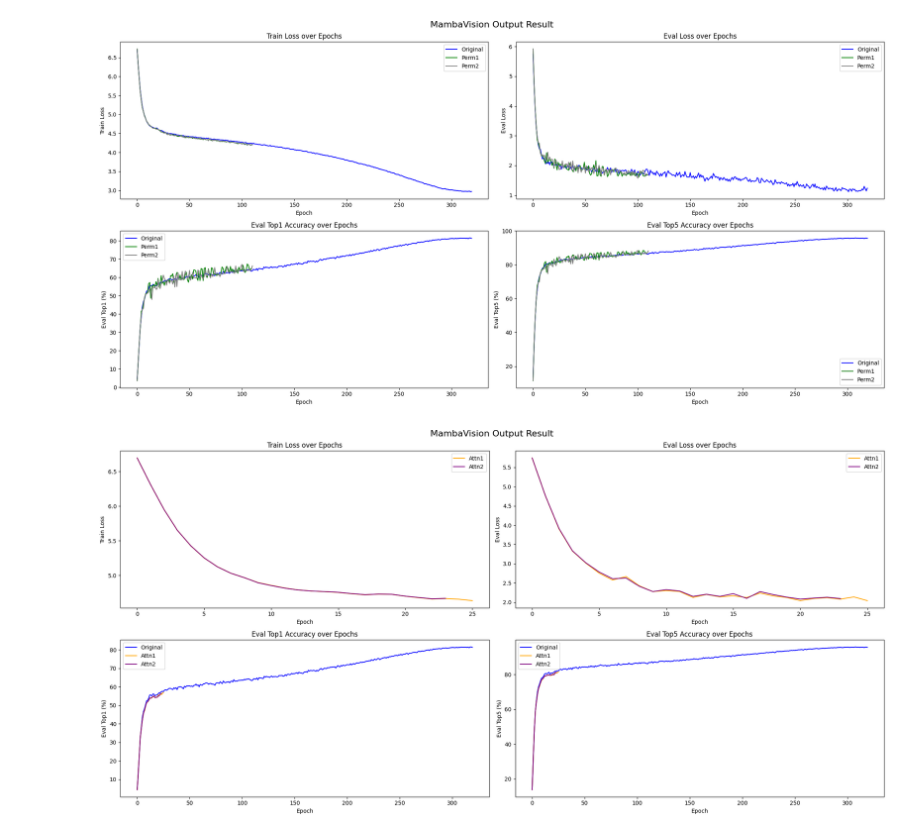
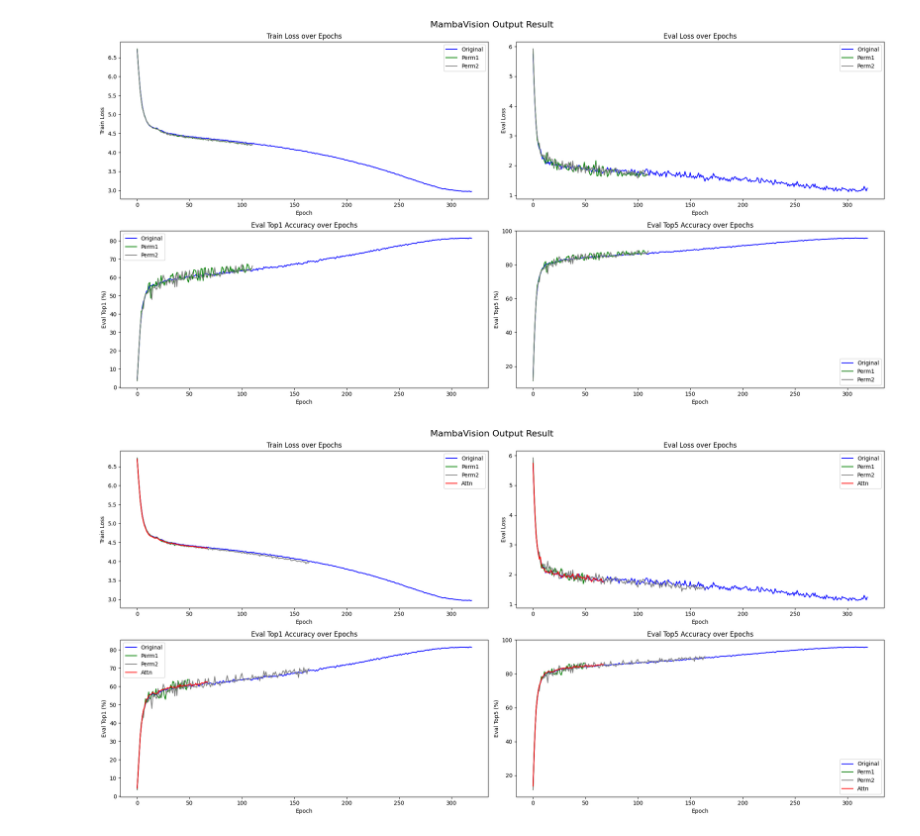
Before and after one commit to vaijsc/vision_ordering_ssms, a Jupyter notebook: visualisation.ipynb, the cells around one changed output. Saved outputs shown, nothing was run; the diff lists cells and outputs as text; code cells hidden in the pictures.

```diff
--- a/visualisation.ipynb
+++ b/visualisation.ipynb
@@ -242,12 +242,12 @@ plt.suptitle('MambaVision Output Result', fontsize=16)
 
 # Train Loss Comparison
 plt.subplot(2, 2, 1)
-# plt.plot(df_original['epoch'], df_original['train_loss'], marker='o', label='Original', color='blue', markersize=0.1)
-# plt.plot(df_perm1['epoch'], df_perm1['train_loss'], marker='x', label='Perm1', color='green', markersize=0.1)
-# plt.plot(df_perm2['epoch'], df_perm2['train_loss'], marker='s', label='Perm2', color='grey', markersize=0.1)
-# plt.plot(df_attn['epoch'], df_attn['train_loss'], marker='.', label='Attn', color='red', markersize=0.1)
-plt.plot(df_attn1['epoch'], df_attn1['train_loss'], marker='^', label='Attn1', color='orange', markersize=0.1)
-plt.plot(df_attn2['epoch'], df_attn2['train_loss'], marker='v', label='Attn2', color='purple', markersize=0.1)
+plt.plot(df_original['epoch'], df_original['train_loss'], marker='o', label='Original', color='blue', markersize=0.1)
+plt.plot(df_perm1['epoch'], df_perm1['train_loss'], marker='x', label='Perm1', color='green', markersize=0.1)
+plt.plot(df_perm2['epoch'], df_perm2['train_loss'], marker='s', label='Perm2', color='grey', markersize=0.1)
+plt.plot(df_attn['epoch'], df_attn['train_loss'], marker='.', label='Attn', color='red', markersize=0.1)
+# plt.plot(df_attn1['epoch'], df_attn1['train_loss'], marker='^', label='Attn1', color='orange', markersize=0.1)
+# plt.plot(df_attn2['epoch'], df_attn2['train_loss'], marker='v', label='Attn2', color='purple', markersize=0.1)
 plt.title('Train Loss over Epochs')
 plt.xlabel('Epoch')
 plt.ylabel('Train Loss')
@@ -255,46 +255,46 @@ plt.legend()
 
 # Eval Loss Comparison
 plt.subplot(2, 2, 2)
-# plt.plot(df_original['epoch'], df_original['eval_loss'], marker='o', label='Original', color='blue', markersize=0.1)
-# plt.plot(df_perm1['epoch'], df_perm1['eval_loss'], marker='x', label='Perm1', color='green', markersize=0.1)
-# plt.plot(df_perm2['epoch'], df_perm2['eval_loss'], marker='s', label='Perm2', color='grey', markersize=0.1)
-# plt.plot(df_attn['epoch'], df_attn['eval_loss'], marker='.', label='Attn', color='red', markersize=0.1)
-plt.plot(df_attn1['epoch'], df_attn1['eval_loss'], marker='^', label='Attn1', color='orange', markersize=0.1)
-plt.plot(df_attn2['epoch'], df_attn2['eval_loss'], marker='v', label='Attn2', color='purple', markersize=0.1)
+plt.plot(df_original['epoch'], df_original['eval_loss'], marker='o', label='Original', color='blue', markersize=0.1)
+plt.plot(df_perm1['epoch'], df_perm1['eval_loss'], marker='x', label='Perm1', color='green', markersize=0.1)
+plt.plot(df_perm2['epoch'], df_perm2['eval_loss'], marker='s', label='Perm2', color='grey', markersize=0.1)
+plt.plot(df_attn['epoch'], df_attn['eval_loss'], marker='.', label='Attn', color='red', markersize=0.1)
+# plt.plot(df_attn1['epoch'], df_attn1['eval_loss'], marker='^', label='Attn1', color='orange', markersize=0.1)
+# plt.plot(df_attn2['epoch'], df_attn2['eval_loss'], marker='v', label='Attn2', color='purple', markersize=0.1)
 plt.title('Eval Loss over Epochs')
 plt.xlabel('Epoch')
 plt.ylabel('Eval Loss')
 plt.legend()
 
 # Eval Top1 Accuracy Comparison
 plt.subplot(2, 2, 3)
 plt.plot(df_original['epoch'], df_original['eval_top1'], marker='o', label='Original', color='blue', markersize=0.1)
-# plt.plot(df_perm1['epoch'], df_perm1['eval_top1'], marker='x', label='Perm1', color='green', markersize=0.1)
-# plt.plot(df_perm2['epoch'], df_perm2['eval_top1'], marker='s', label='Perm2', color='grey', markersize=0.1)
+plt.plot(df_perm1['epoch'], df_perm1['eval_top1'], marker='x', label='Perm1', color='green', markersize=0.1)
+plt.plot(df_perm2['epoch'], df_perm2['eval_top1'], marker='s', label='Perm2', color='grey', markersize=0.1)
 plt.plot(df_attn['epoch'], df_attn['eval_top1'], marker='.', label='Attn', color='red', markersize=0.1)
-plt.plot(df_attn1['epoch'], df_attn1['eval_top1'], marker='^', label='Attn1', color='orange', markersize=0.1)
-plt.plot(df_attn2['epoch'], df_attn2['eval_top1'], marker='v', label='Attn2', color='purple', markersize=0.1)
+# plt.plot(df_attn1['epoch'], df_attn1['eval_top1'], marker='^', label='Attn1', color='orange', markersize=0.1)
+# plt.plot(df_attn2['epoch'], df_attn2['eval_top1'], marker='v', label='Attn2', color='purple', markersize=0.1)
 plt.title('Eval Top1 Accuracy over Epochs')
 plt.xlabel('Epoch')
 plt.ylabel('Eval Top1 (%)')
 plt.legend()
 
 # Eval Top5 Accuracy Comparison
 plt.subplot(2, 2, 4)
 plt.plot(df_original['epoch'], df_original['eval_top5'], marker='o', label='Original', color='blue', markersize=0.1)
-# plt.plot(df_perm1['epoch'], df_perm1['eval_top5'], marker='x', label='Perm1', color='green', markersize=0.1)
-# plt.plot(df_perm2['epoch'], df_perm2['eval_top5'], marker='s', label='Perm2', color='grey', markersize=0.1)
+plt.plot(df_perm1['epoch'], df_perm1['eval_top5'], marker='x', label='Perm1', color='green', markersize=0.1)
+plt.plot(df_perm2['epoch'], df_perm2['eval_top5'], marker='s', label='Perm2', color='grey', markersize=0.1)
 plt.plot(df_attn['epoch'], df_attn['eval_top5'], marker='.', label='Attn', color='red', markersize=0.1)
-plt.plot(df_attn1['epoch'], df_attn1['eval_top5'], marker='^', label='Attn1', color='orange', markersize=0.1)
-plt.plot(df_attn2['epoch'], df_attn2['eval_top5'], marker='v', label='Attn2', color='purple', markersize=0.1)
+# plt.plot(df_attn1['epoch'], df_attn1['eval_top5'], marker='^', label='Attn1', color='orange', markersize=0.1)
+# plt.plot(df_attn2['epoch'], df_attn2['eval_top5'], marker='v', label='Attn2', color='purple', markersize=0.1)
 plt.title('Eval Top5 Accuracy over Epochs')
 plt.xlabel('Epoch')
 plt.ylabel('Eval Top5 (%)')
 plt.legend()
 
 plt.tight_layout()
 
 # plt.show()
 plt.savefig('./output_attn.png')
 # %% [output]
-[figure, old version]
+[figure, new version]
```
Also changed, not shown: parts of 1 cell of this notebook, 10 other files.
